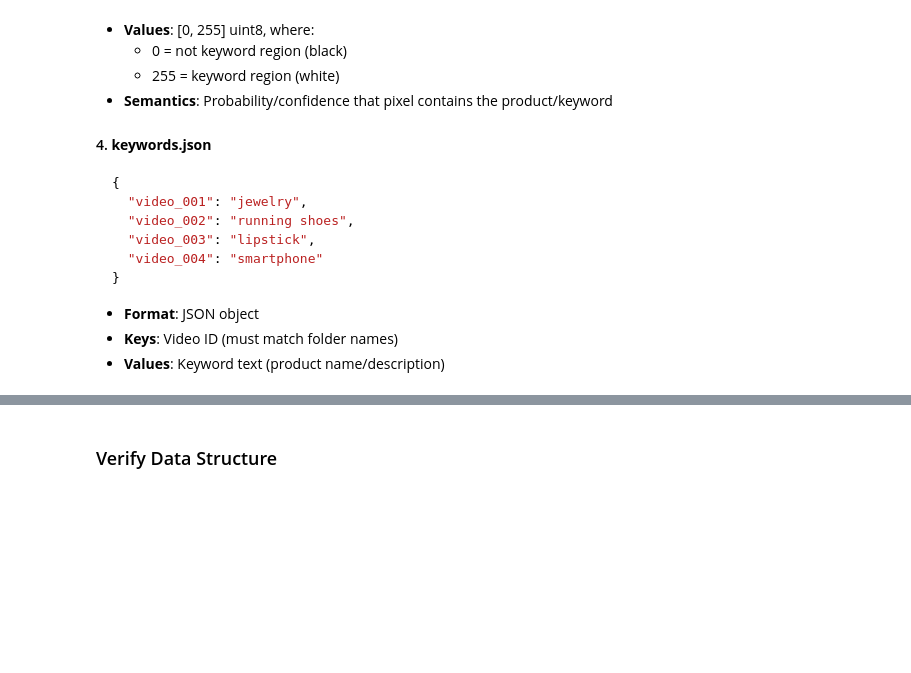
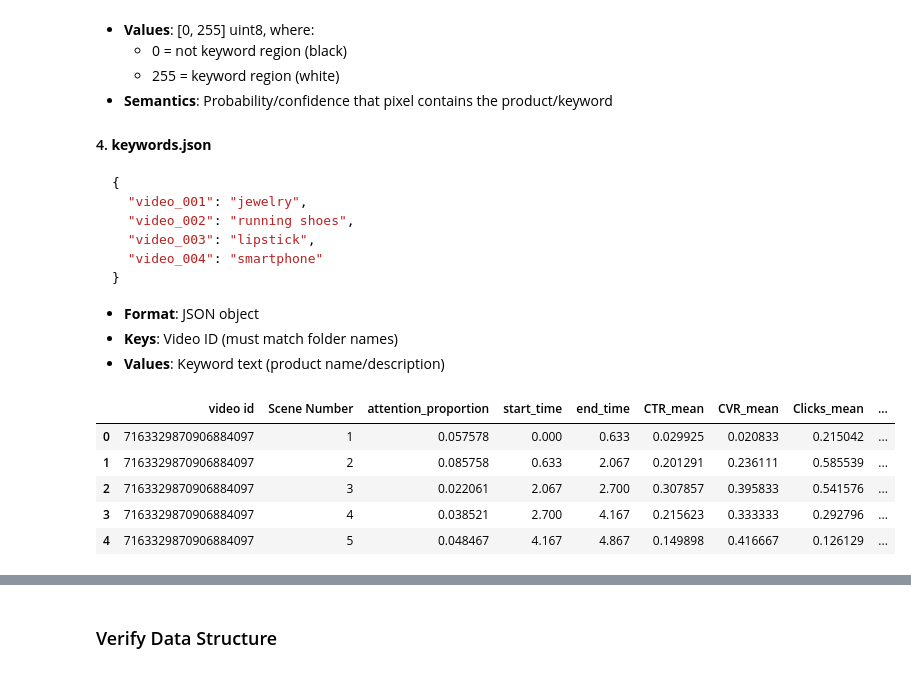
Before and after one commit to zhanshicu/alignment_video_creation, a Jupyter notebook: finetune_and_inference.ipynb, the cells around one changed output, grey strips where cells are left out. Saved outputs shown, nothing was run; the diff lists cells and outputs as text; code cells hidden in the pictures; blank space fills up the shorter version.

```diff
--- a/finetune_and_inference.ipynb
+++ b/finetune_and_inference.ipynb
@@ -131,3 +133,15 @@ data/
 - **Format**: JSON object
 - **Keys**: Video ID (must match folder names)
 - **Values**: Keyword text (product name/description)
+# %%
+import pandas as pd
+
+alignment_score = pd.read_csv('data/alignment_score.csv')
+alignment_score.head()
+# %% [output]
+|  | video id | Scene Number | attention_proportion | start_time | end_time | CTR_mean | CVR_mean | Clicks_mean | ... |
+| 0 | 7163329870906884097 | 1 | 0.057578 | 0.000 | 0.633 | 0.029925 | 0.020833 | 0.215042 | ... |
+| 1 | 7163329870906884097 | 2 | 0.085758 | 0.633 | 2.067 | 0.201291 | 0.236111 | 0.585539 | ... |
+| 2 | 7163329870906884097 | 3 | 0.022061 | 2.067 | 2.700 | 0.307857 | 0.395833 | 0.541576 | ... |
+| 3 | 7163329870906884097 | 4 | 0.038521 | 2.700 | 4.167 | 0.215623 | 0.333333 | 0.292796 | ... |
+| 4 | 7163329870906884097 | 5 | 0.048467 | 4.167 | 4.867 | 0.149898 | 0.416667 | 0.126129 | ... |
```
Also changed, not shown: parts of 3 cells of this notebook, 32 other files.
